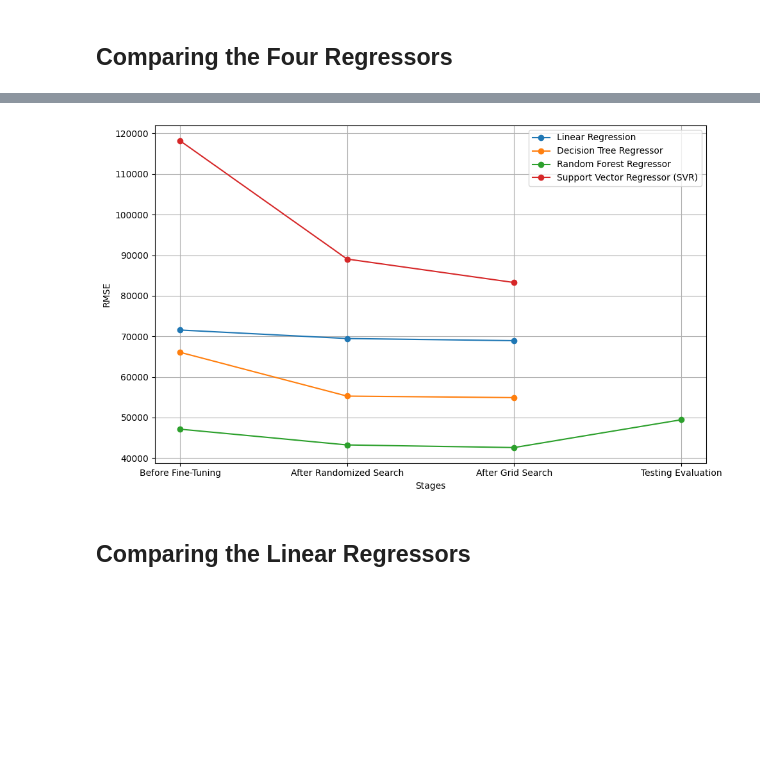
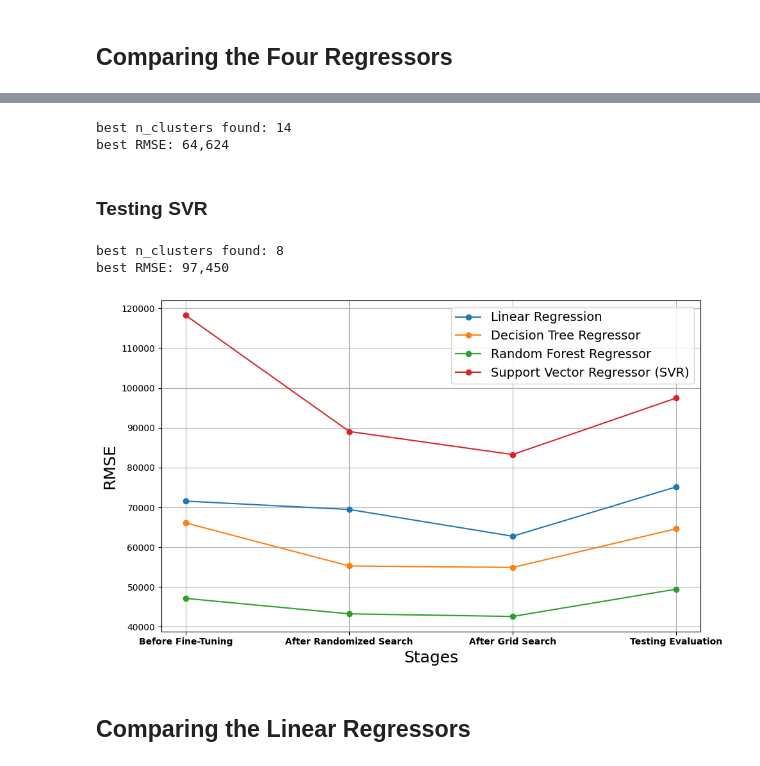
Before and after one commit to omisa69/IAI600Lab3, a Jupyter notebook: lab3.ipynb, the cells around one changed output, grey strips where cells are left out. Cells and saved outputs as stored; diff of their text form; code cells hidden in the pictures; blank space fills up the shorter version.

```diff
--- a/lab3.ipynb
+++ b/lab3.ipynb
@@ -659,39 +700,101 @@ best RMSE: 49,455
+# %%
+tree_pipeline = Pipeline([
+    ("preprocessing", preprocessing),
+    ("decision_tree", DecisionTreeRegressor(
+        max_depth=12,
+        max_features=14,
+        min_samples_leaf=9,
+        min_samples_split=2,
+        random_state=42
+        )
+    )
+])
+
+tree_param_grid = [
+    {
+        "preprocessing__geo__cluster_simil_transformer__n_clusters": [14], # best found
+    }
+]
+
+
+tree_grid_search = GridSearchCV(
+    tree_pipeline,
+    tree_param_grid,
+    refit=True,
+    scoring="neg_root_mean_squared_error",
+    cv=5,
+    error_score="raise"
+)
+
+tree_grid_search.fit(X_test, y_test)
+show_result(tree_grid_search)
+# %% [output]
+best n_clusters found: 14
+best RMSE: 64,624
+# %% [markdown]
+### Testing SVR
+# %%
+svr_pipeline = Pipeline([
+    ("preprocessing", preprocessing),
+    ("svr", SVR(kernel= "linear", C=20.0, degree=4, epsilon=1e-05))
+])
+
+svr_param_grid = [
+    {
+        "preprocessing__geo__cluster_simil_transformer__n_clusters": [8], # best found
+    }
+]
+
+svr_grid_search = GridSearchCV(
+    svr_pipeline,
+    svr_param_grid,
+    refit=True,
+    scoring="neg_root_mean_squared_error",
+    cv=5,
+    error_score="raise"
+)
+
+svr_grid_search.fit(X_test, y_test)
+show_result(svr_grid_search)
+# %% [output]
+best n_clusters found: 8
+best RMSE: 97,450
 # %%
 data = {
-    "Linear Regression": [71570, 69477, 68944],
-    "Decision Tree Regressor": [66074, 55285, 54910],
-    "Random Forest Regressor": [47140, 43261, 42613, 49455],
-    "Support Vector Regressor (SVR)": [118192, 89057, 83267],
+    "Linear Regression":              [71570, 69477, 62754, 75135],
+    "Decision Tree Regressor":        [66074, 55285, 54910, 64624],
+    "Random Forest Regressor":        [47140, 43261, 42613, 49455],
+    "Support Vector Regressor (SVR)": [118192, 89057, 83267, 97450],
 }
 
 # Stages
 stages = ['Before Fine-Tuning', 'After Randomized Search', 'After Grid Search']
 
 # Plotting
 plt.figure(figsize=(10, 6))
 
 # Iterate through the data and plot each series
 for regressor, rmse_values in data.items():
     # Adjust the x-values to account for the varying number of RMSE values for Random Forest Regressor
     if regressor == "Random Forest Regressor":
         x_values = list(range(len(rmse_values)))
         plt.plot(x_values, rmse_values, marker='o', label=regressor)
         # Add labels for the x-values
         plt.xticks(x_values, stages + ['Testing Evaluation'])
     else:
         plt.plot(range(len(rmse_values)), rmse_values, marker='o', label=regressor)
 
-# Labels and title
-plt.xlabel('Stages')
-plt.ylabel('RMSE')
-plt.legend()
+plt.xlabel('Stages', fontsize=18)
+plt.ylabel('RMSE', fontsize=18)
+plt.legend(fontsize=14)
+plt.xticks(fontsize=10, fontweight="bold")
 plt.grid(True)
 
 # Show plot
 plt.tight_layout()
 plt.show()
 # %% [output]
-[figure, old version]
+[figure, new version]
 # %% [markdown]
 ## Comparing the Linear Regressors
 # %%
```
Also changed, not shown: parts of 11 cells of this notebook, 3 other files.
